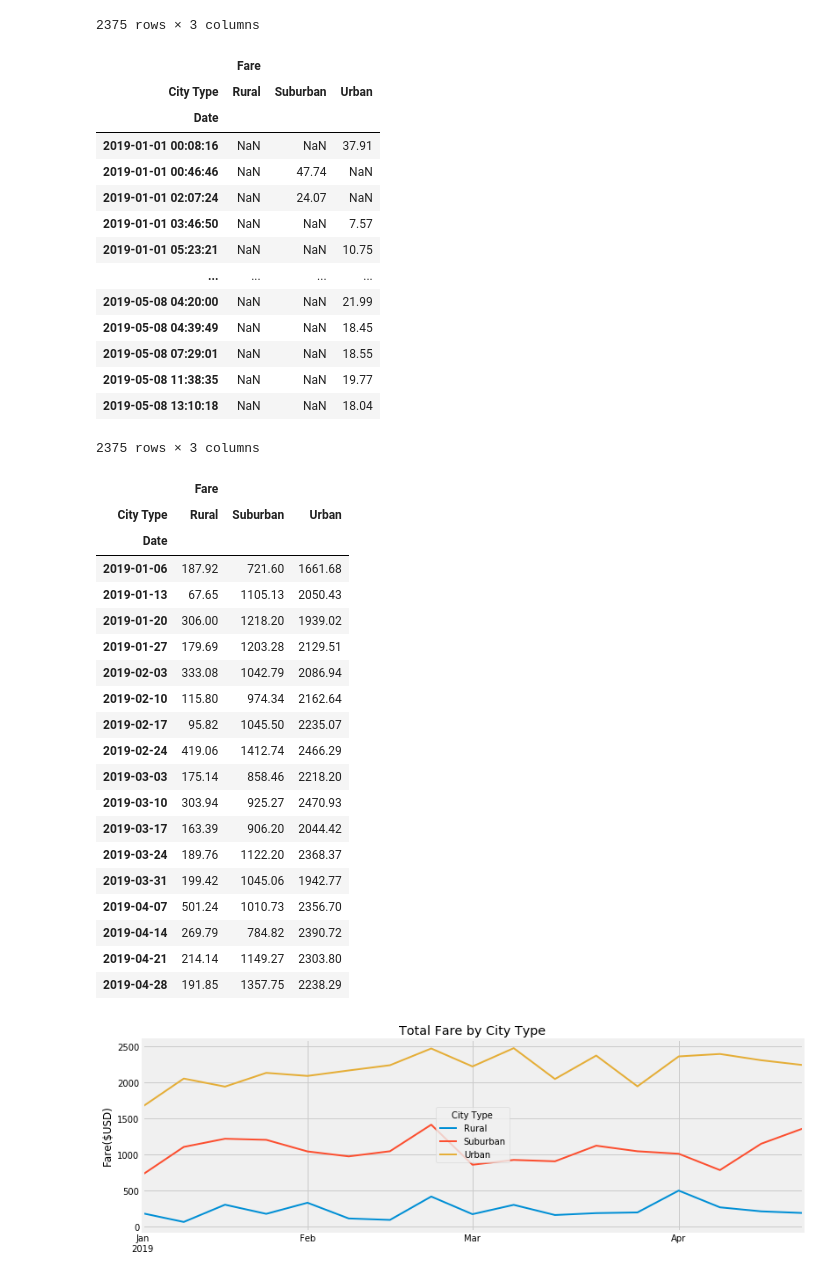
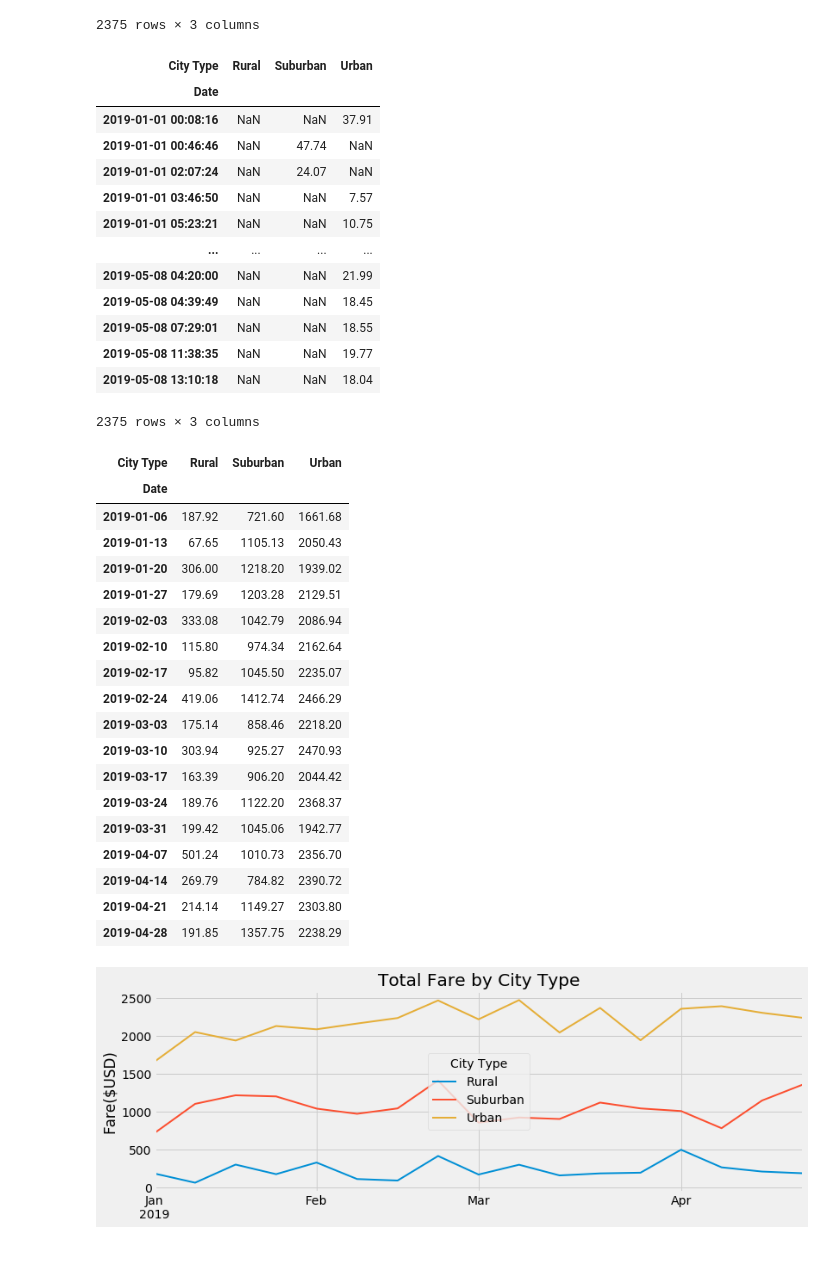
Before and after one commit to mydogmandy/PyBer, a Jupyter notebook: PyBer_Challenge.ipynb, the cells around one changed output. Saved outputs shown, nothing was run; the diff lists cells and outputs as text; code cells hidden in the pictures.

```diff
--- a/PyBer_Challenge.ipynb
+++ b/PyBer_Challenge.ipynb
@@ -148,7 +146,11 @@ final_table = pd.pivot_table(sum_of_fares, index="Date",columns="City Type")
+# %%
+# Reset the index, create a pivot table DateFrame with Date as index & columns as City Type
+
+final_table = pd.pivot_table(sum_of_fares, index="Date",columns="City Type")
+final_table.columns = final_table.columns.droplevel(0)
 # %%
 final_table
 # %% [output]
-|  | Fare |  |  |
 | City Type | Rural | Suburban | Urban |
 | Date |  |  |  |
 | 2019-01-01 00:08:16 | NaN | NaN | 37.91 |
@@ -170,7 +172,6 @@ final_2 = final_table.loc['2019-01-01':'2019-04-28'].resample('1W').sum()
 # %%
 final_2
 # %% [output]
-|  | Fare |  |  |
 | City Type | Rural | Suburban | Urban |
 | Date |  |  |  |
 | 2019-01-06 | 187.92 | 721.60 | 1661.68 |
@@ -200,11 +201,13 @@ final_2
 # Save the figure to the “analysis” folder.
 # Make the figure size large enough so it’s not too small.
 # %%
+plt.style.use('fivethirtyeight')
+
 final_2.plot(title="Total Fare by City Type", figsize = (12,4),linewidth=2)
 plt.ylabel("Fare($USD)")
 plt.xlabel("")
 plt.legend(["Rural", "Suburban", "Urban"],loc=10, title="City Type")
 plt.savefig("analysis/Total_Fare_by_City_Type.png")
 plt.show()
 # %% [output]
-[figure, old version]
+[figure, new version]
```
Also changed, not shown: parts of 13 cells of this notebook, 3 other files.
